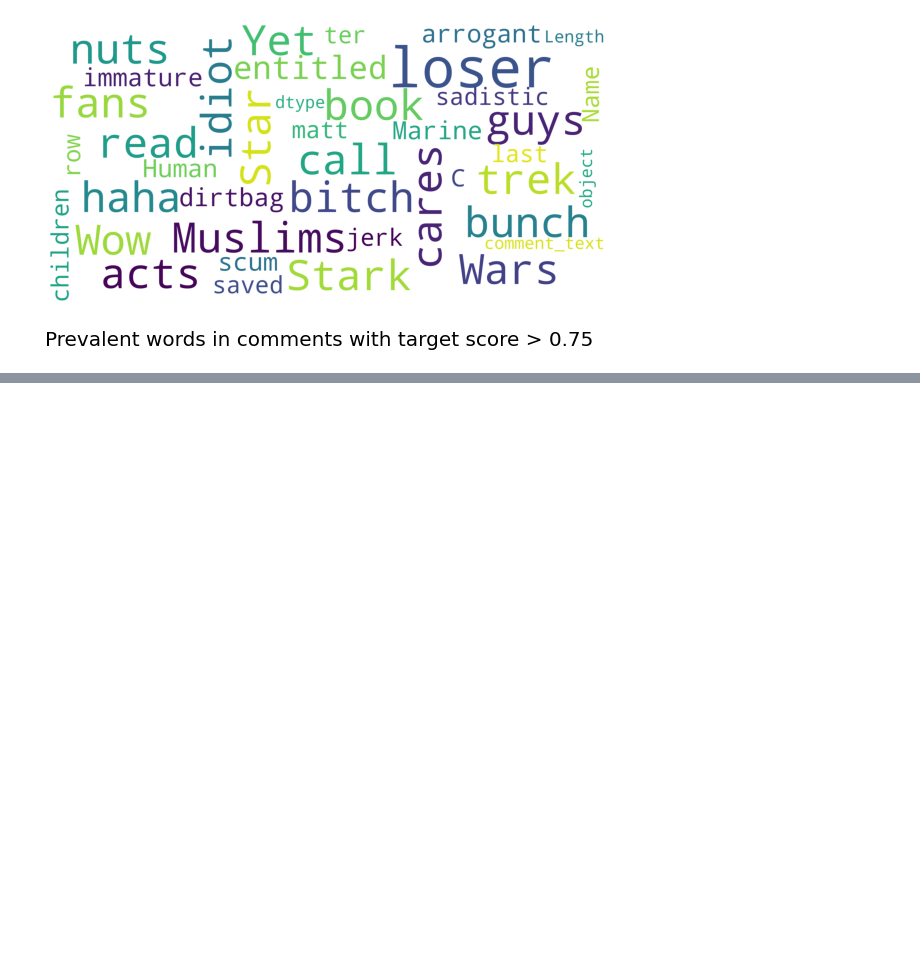
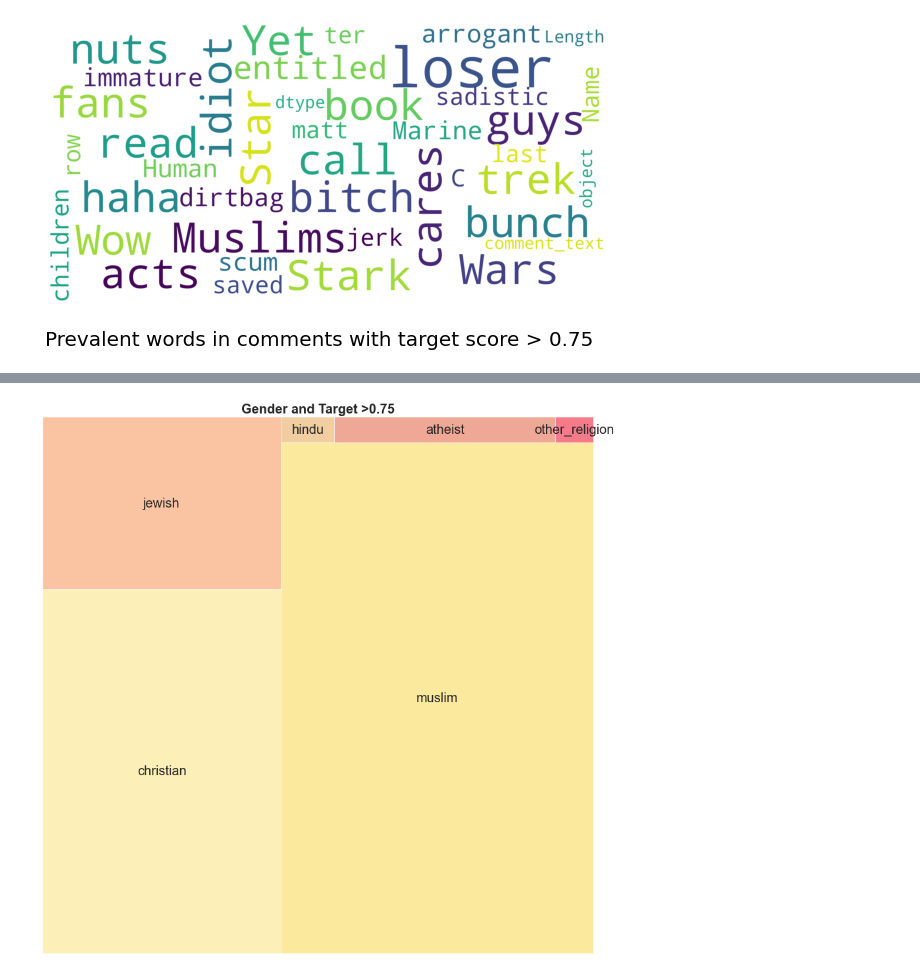
Before and after one commit to dvh549/Text_Mining, a Jupyter notebook: Toxic Comments.ipynb, the cells around one changed output, grey strips where cells are left out. Drawn from its saved outputs; the diff is of its cells as text; code cells hidden in the pictures; blank space fills up the shorter version.

```diff
--- a/Toxic Comments.ipynb
+++ b/Toxic Comments.ipynb
@@ -296,0 +426,13 @@ show_wordcloud(toxic_train.loc[toxic_train['target'] > 0.75]['comment_text'],
+# %%
+sns.set_style(style="whitegrid") # set seaborn plot style
+sizes= gender_data_target["values"].values# proportions of the categories
+label=gender_data_target["label"]
+squarify.plot(sizes=sizes, label=label, alpha=0.6, color=colors, text_kwargs={'fontsize':20})
+
+
+plt.rcParams["figure.figsize"] = [25,25]
+plt.title("Gender and Target >0.75",fontsize=20,fontweight="bold")
+plt.axis('off')
+plt.show()
+# %% [output]
+[figure, added]
```
Also changed, not shown: parts of 20 cells of this notebook.
